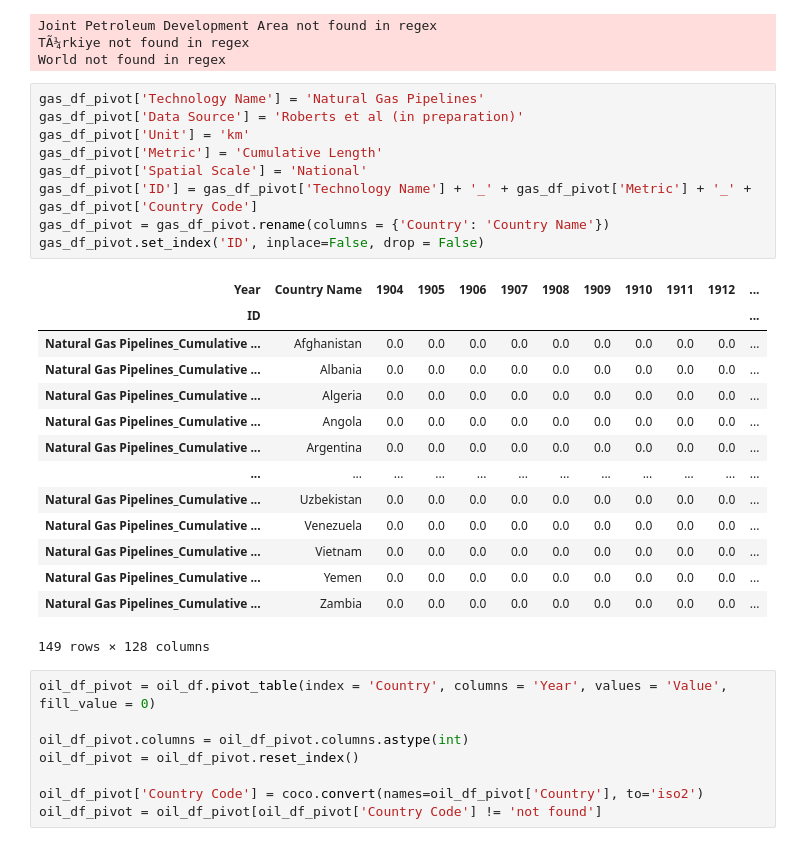
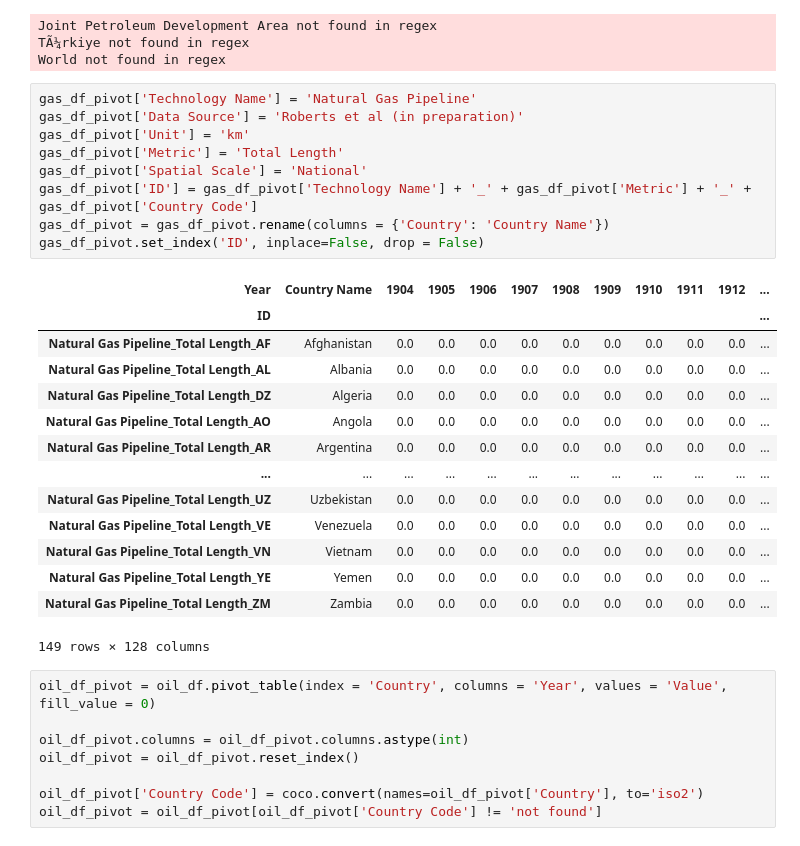
Before and after one commit to jennagreene22/HATCH_data, a Jupyter notebook: reading_files/read_pipelines.ipynb, the cells around one changed output. Drawn from its saved outputs; the diff is of its cells as text.

Commit message:
Update var names

```diff
--- a/reading_files/read_pipelines.ipynb
+++ b/reading_files/read_pipelines.ipynb
@@ -88,28 +88,28 @@ Joint Petroleum Development Area not found in regex
 TÃ¼rkiye not found in regex
 World not found in regex
 # %%
-gas_df_pivot['Technology Name'] = 'Natural Gas Pipelines'
+gas_df_pivot['Technology Name'] = 'Natural Gas Pipeline'
 gas_df_pivot['Data Source'] = 'Roberts et al (in preparation)'
 gas_df_pivot['Unit'] = 'km'
-gas_df_pivot['Metric'] = 'Cumulative Length'
+gas_df_pivot['Metric'] = 'Total Length'
 gas_df_pivot['Spatial Scale'] = 'National'
 gas_df_pivot['ID'] = gas_df_pivot['Technology Name'] + '_' + gas_df_pivot['Metric'] + '_' + gas_df_pivot['Country Code']
 gas_df_pivot = gas_df_pivot.rename(columns = {'Country': 'Country Name'})
 gas_df_pivot.set_index('ID', inplace=False, drop = False)
 # %% [output]
 | Year | Country Name | 1904 | 1905 | 1906 | 1907 | 1908 | 1909 | 1910 | 1911 | 1912 | ... |
 | ID |  |  |  |  |  |  |  |  |  |  | ... |
-| Natural Gas Pipelines_Cumulative ... | Afghanistan | 0.0 | 0.0 | 0.0 | 0.0 | 0.0 | 0.0 | 0.0 | 0.0 | 0.0 | ... |
-| Natural Gas Pipelines_Cumulative ... | Albania | 0.0 | 0.0 | 0.0 | 0.0 | 0.0 | 0.0 | 0.0 | 0.0 | 0.0 | ... |
-| Natural Gas Pipelines_Cumulative ... | Algeria | 0.0 | 0.0 | 0.0 | 0.0 | 0.0 | 0.0 | 0.0 | 0.0 | 0.0 | ... |
-| Natural Gas Pipelines_Cumulative ... | Angola | 0.0 | 0.0 | 0.0 | 0.0 | 0.0 | 0.0 | 0.0 | 0.0 | 0.0 | ... |
-| Natural Gas Pipelines_Cumulative ... | Argentina | 0.0 | 0.0 | 0.0 | 0.0 | 0.0 | 0.0 | 0.0 | 0.0 | 0.0 | ... |
+| Natural Gas Pipeline_Total Length_AF | Afghanistan | 0.0 | 0.0 | 0.0 | 0.0 | 0.0 | 0.0 | 0.0 | 0.0 | 0.0 | ... |
+| Natural Gas Pipeline_Total Length_AL | Albania | 0.0 | 0.0 | 0.0 | 0.0 | 0.0 | 0.0 | 0.0 | 0.0 | 0.0 | ... |
+| Natural Gas Pipeline_Total Length_DZ | Algeria | 0.0 | 0.0 | 0.0 | 0.0 | 0.0 | 0.0 | 0.0 | 0.0 | 0.0 | ... |
+| Natural Gas Pipeline_Total Length_AO | Angola | 0.0 | 0.0 | 0.0 | 0.0 | 0.0 | 0.0 | 0.0 | 0.0 | 0.0 | ... |
+| Natural Gas Pipeline_Total Length_AR | Argentina | 0.0 | 0.0 | 0.0 | 0.0 | 0.0 | 0.0 | 0.0 | 0.0 | 0.0 | ... |
 | ... | ... | ... | ... | ... | ... | ... | ... | ... | ... | ... | ... |
-| Natural Gas Pipelines_Cumulative ... | Uzbekistan | 0.0 | 0.0 | 0.0 | 0.0 | 0.0 | 0.0 | 0.0 | 0.0 | 0.0 | ... |
-| Natural Gas Pipelines_Cumulative ... | Venezuela | 0.0 | 0.0 | 0.0 | 0.0 | 0.0 | 0.0 | 0.0 | 0.0 | 0.0 | ... |
-| Natural Gas Pipelines_Cumulative ... | Vietnam | 0.0 | 0.0 | 0.0 | 0.0 | 0.0 | 0.0 | 0.0 | 0.0 | 0.0 | ... |
-| Natural Gas Pipelines_Cumulative ... | Yemen | 0.0 | 0.0 | 0.0 | 0.0 | 0.0 | 0.0 | 0.0 | 0.0 | 0.0 | ... |
-| Natural Gas Pipelines_Cumulative ... | Zambia | 0.0 | 0.0 | 0.0 | 0.0 | 0.0 | 0.0 | 0.0 | 0.0 | 0.0 | ... |
+| Natural Gas Pipeline_Total Length_UZ | Uzbekistan | 0.0 | 0.0 | 0.0 | 0.0 | 0.0 | 0.0 | 0.0 | 0.0 | 0.0 | ... |
+| Natural Gas Pipeline_Total Length_VE | Venezuela | 0.0 | 0.0 | 0.0 | 0.0 | 0.0 | 0.0 | 0.0 | 0.0 | 0.0 | ... |
+| Natural Gas Pipeline_Total Length_VN | Vietnam | 0.0 | 0.0 | 0.0 | 0.0 | 0.0 | 0.0 | 0.0 | 0.0 | 0.0 | ... |
+| Natural Gas Pipeline_Total Length_YE | Yemen | 0.0 | 0.0 | 0.0 | 0.0 | 0.0 | 0.0 | 0.0 | 0.0 | 0.0 | ... |
+| Natural Gas Pipeline_Total Length_ZM | Zambia | 0.0 | 0.0 | 0.0 | 0.0 | 0.0 | 0.0 | 0.0 | 0.0 | 0.0 | ... |
 149 rows × 128 columns
 # %%
 oil_df_pivot = oil_df.pivot_table(index = 'Country', columns = 'Year', values = 'Value', fill_value = 0)
```
Also changed, not shown: parts of 2 cells of this notebook, 5 other files.
